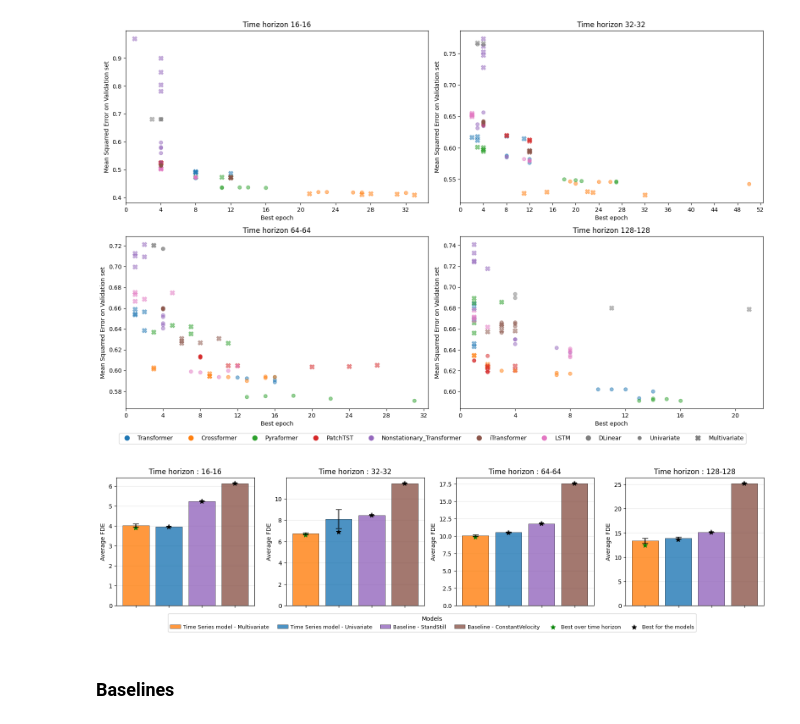
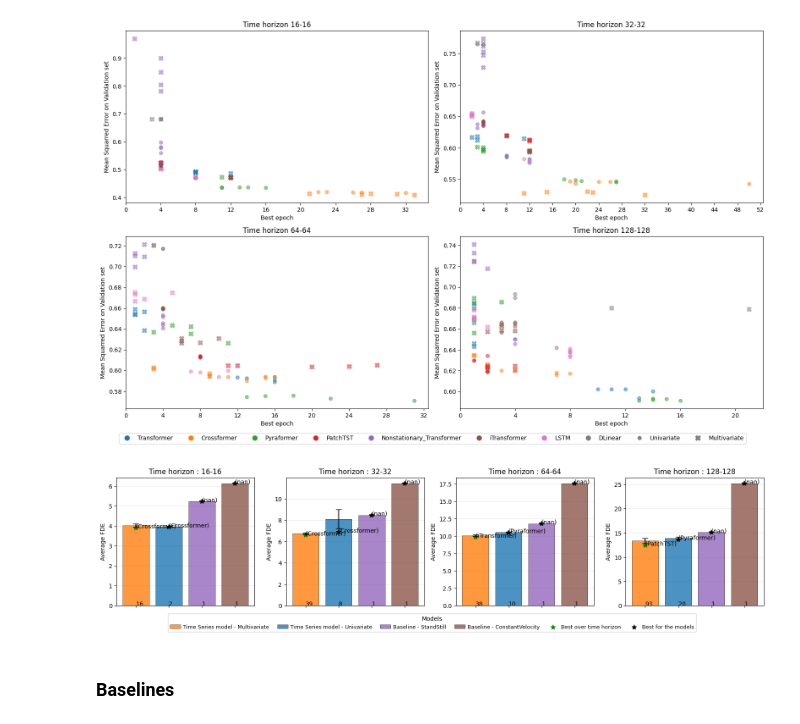
Before and after one commit to arnaud-odet/Time-Series-Library, a Jupyter notebook: results.ipynb, the cells around one changed output. Drawn from its saved outputs; the diff is of its cells as text; code cells hidden in the pictures.

Commit message:
Advances in test graph

```diff
--- a/results.ipynb
+++ b/results.ipynb
@@ -182,6 +182,12 @@ def plot_testing_results(test_results, save_plot:bool = False, orientation : str
         ax.set_xticks(x_positions)
         ax.set_xticklabels([])  # Empty labels
 
+        # Annotations
+        for pos in x_positions :
+            ax.annotate(text = df[df['order'] == pos+1].iloc[i]['nb_models'], xy = (pos,0))
+            ax.annotate(text = f"({df[df['order'] == pos+1].iloc[i]['best_model']})", xy = (pos,best[pos]))
+
+
         # Add grid for better readability
         ax.grid(True, alpha=0.3, axis='y')
         ax.set_axisbelow(True)
@@ -442,9 +475,9 @@ plot_pruning_results(pruning_logs=pruning_logs, top_k = 5, save_plot=True)
 # %% [output]
 [figure]
 # %%
-plot_testing_results(test_results=test_results, save_plot=True, orientation= 'h')
+plot_testing_results(test_results=test_results, save_plot=False, orientation= 'h')
 # %% [output]
-[figure, old version]
+[figure, new version]
 # %% [markdown]
 ### Baselines
 # %%
```
Also changed, not shown: parts of 1 cell of this notebook.
